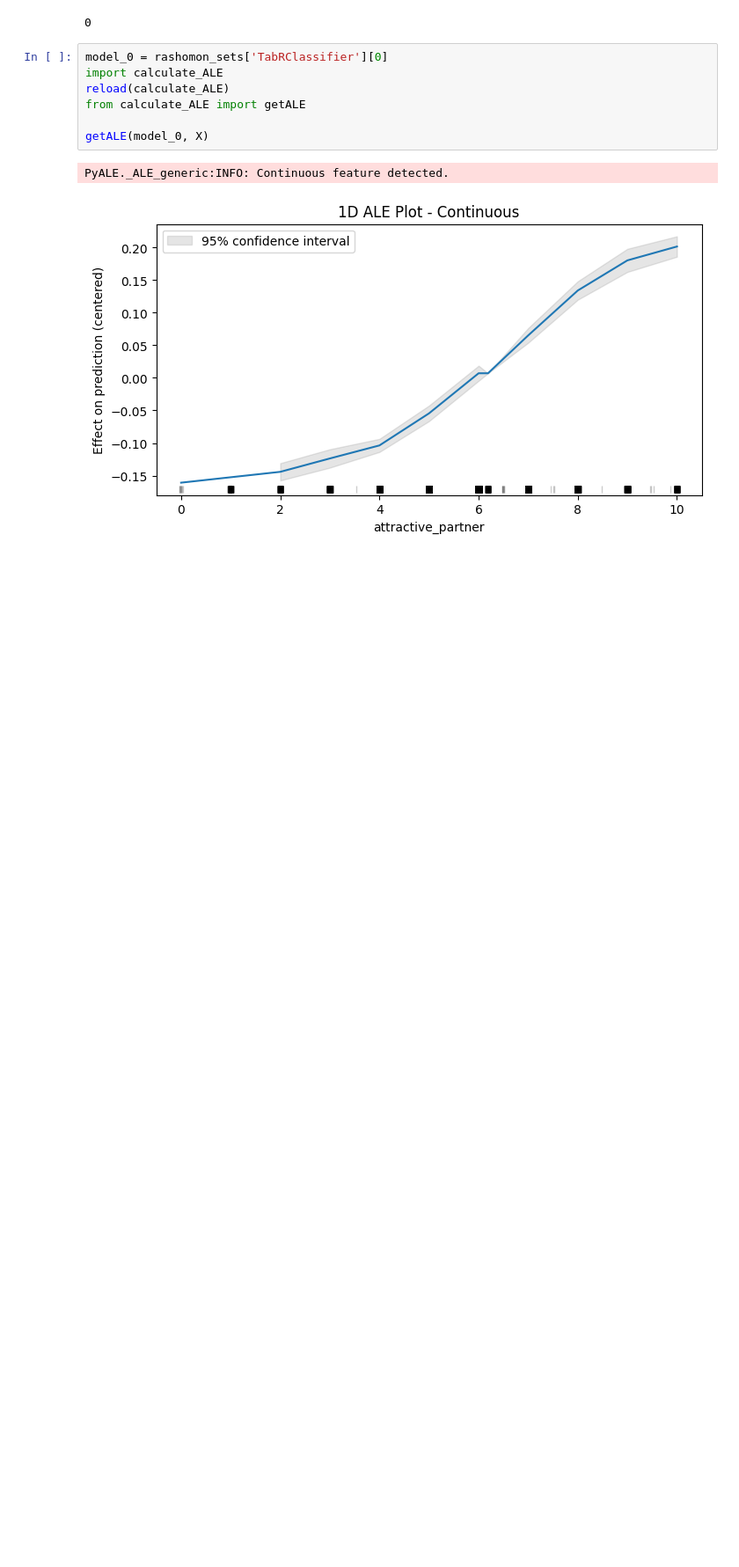
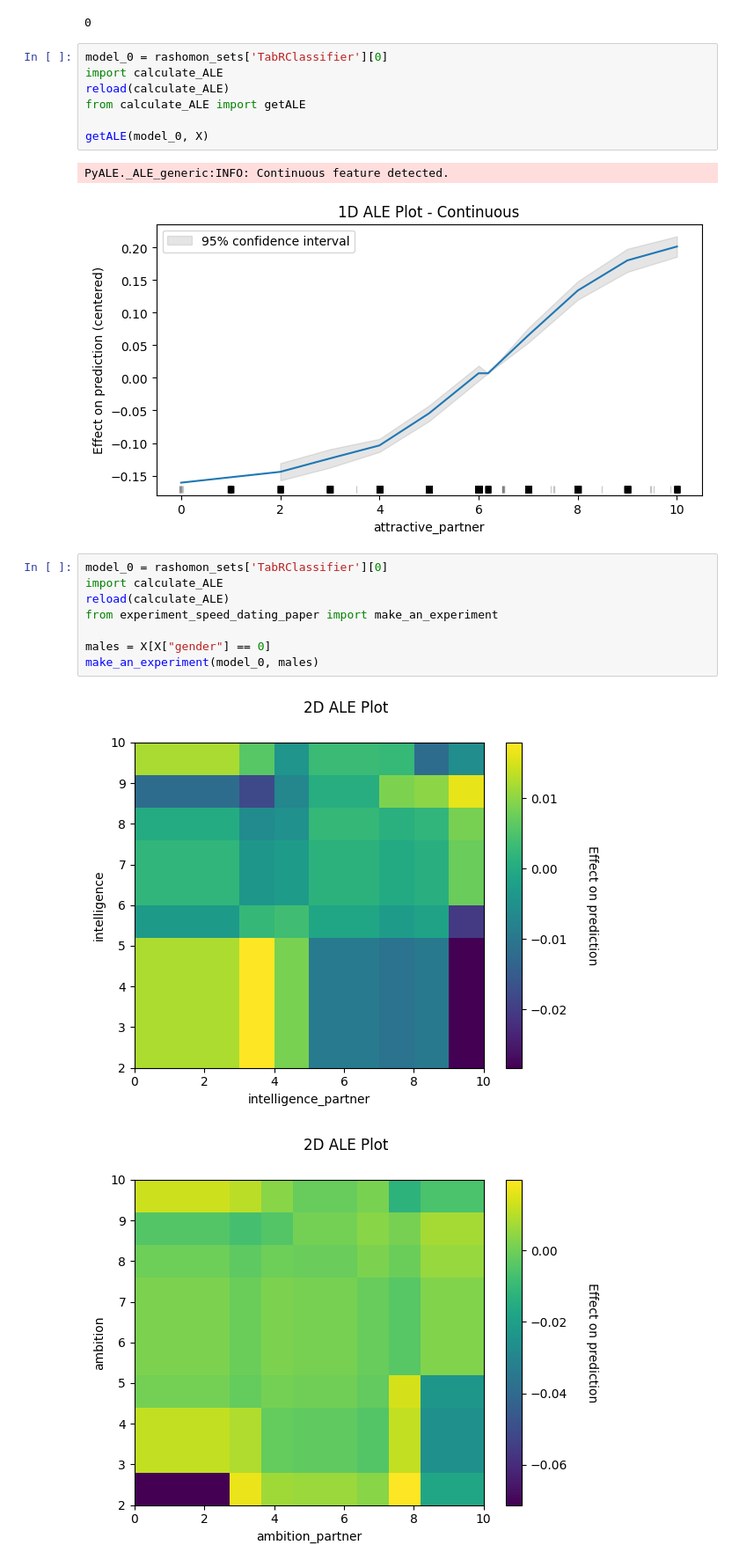
Before and after one commit to Krzaq8/XAI-team-project, a Jupyter notebook: exploration.ipynb, the cells around one changed output. Shown at 88% size. Cells and saved outputs as stored; diff of their text form; blank space fills up the shorter version.

Commit message:
paper speed dating

```diff
--- a/exploration.ipynb
+++ b/exploration.ipynb
@@ -261,3 +261,14 @@ getALE(model_0, X)
 # %% [output]
 PyALE._ALE_generic:INFO: Continuous feature detected.
 [figure]
+# %%
+model_0 = rashomon_sets['TabRClassifier'][0]
+import calculate_ALE
+reload(calculate_ALE)
+from experiment_speed_dating_paper import make_an_experiment
+
+males = X[X["gender"] == 0]
+make_an_experiment(model_0, males)
+# %% [output]
+[figure, added]
+[figure, added]
```
Also changed, not shown: 1 other file.
